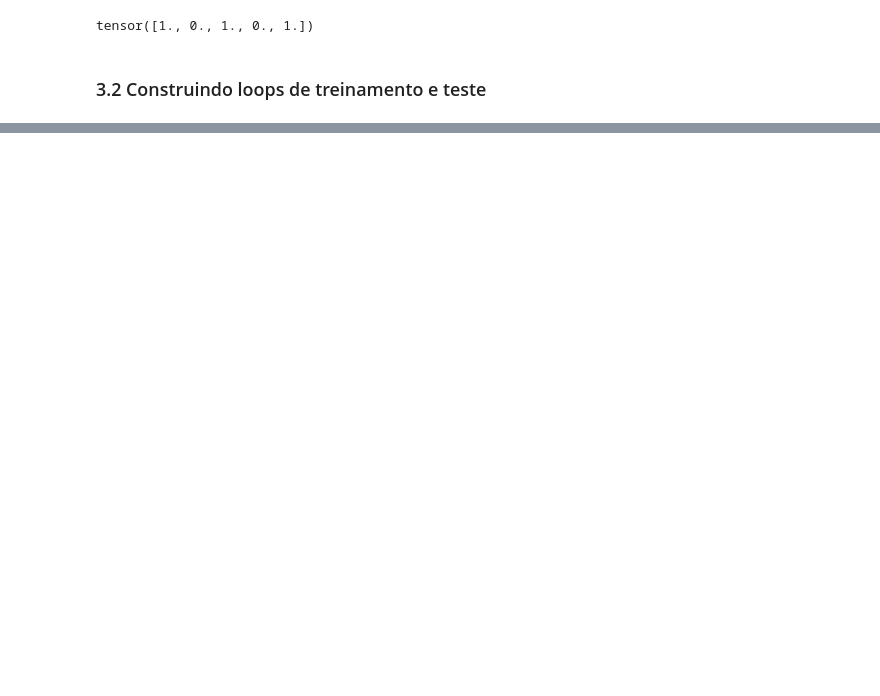
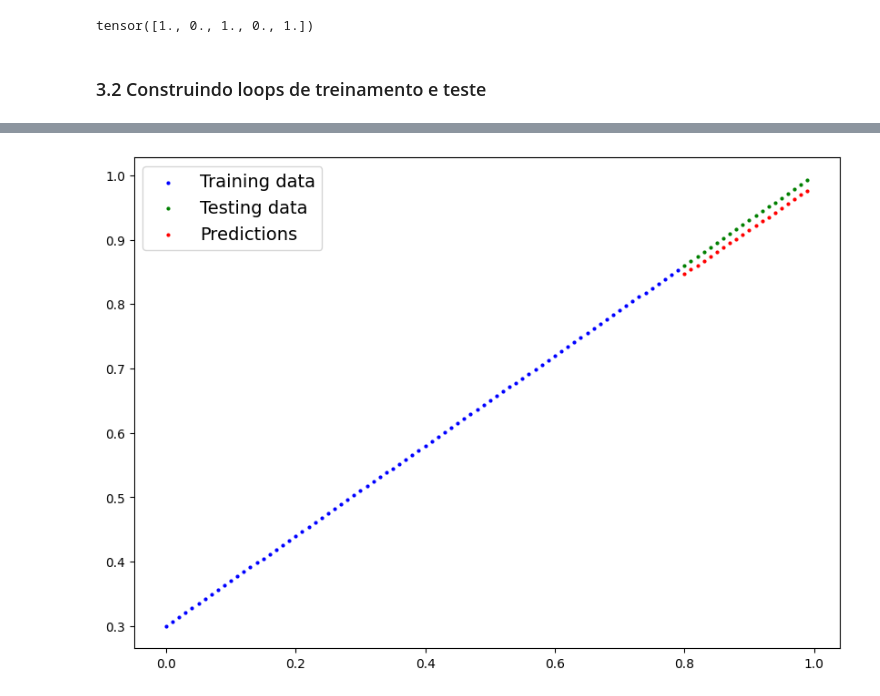
Before and after one commit to lucasget/estudos-pytorch, a Jupyter notebook: codigo.ipynb, the cells around one changed output, grey strips where cells are left out. Cells and saved outputs as stored; diff of their text form; code cells hidden in the pictures; blank space fills up the shorter version.

```diff
--- a/codigo.ipynb
+++ b/codigo.ipynb
@@ -2188,0 +2453,27 @@ for epoch in range(epochs):
+# %%
+# Treinar o modelo
+torch.manual_seed(42)
+torch.cuda.manual_seed(42)
+
+# Configurar o número de épocas
+epochs = 1000
+
+# Colocar nossos dados no dispositivo de destino
+X_train_regression, y_train_regression = X_train_regression.to(device), y_train_regression.to(device)
+X_test_regression, y_test_regression = X_test_regression.to(device), y_test_regression.to(device)
+
+# Treino
+for epoch in range(epochs):
+    model_1_2.train()
+    y_pred =  model_1_2(X_train_regression)
+    loss = loss_fn(y_pred, y_train_regression)
+    optimizer.zero_grad()
+    loss.backward()
+    optimizer.step()
+
+    model_1_2.eval()
+    with torch.inference_mode():
+        y_pred_test = model_1_2(X_test_regression)
+        test_loss = loss_fn(y_pred_test, y_test_regression)
+    if epoch % 100 == 0:
+        print(f"Época: {epoch} | Perda: {loss:.5f} | Perda no teste: {test_loss:.5f}")
@@ -2188,0 +2491,16 @@ for epoch in range(epochs):
+# %%
+# Ligar o método de avaliação
+model_1_2.eval()
+
+# Fazer previsões (inferencia)
+with torch.inference_mode():
+    y_preds = model_1_2(X_test_regression)
+
+# Plotar os dados e as previsões
+plot_predictions(train_data = X_train_regression.cpu(),
+                  train_labels = y_train_regression.cpu(),
+                  test_data = X_test_regression.cpu(),
+                  test_labels = y_test_regression.cpu(),
+                  predictions = y_preds.cpu())
+# %% [output]
+[figure, added]
```
Also changed, not shown: parts of 32 cells of this notebook, 3 other files.
